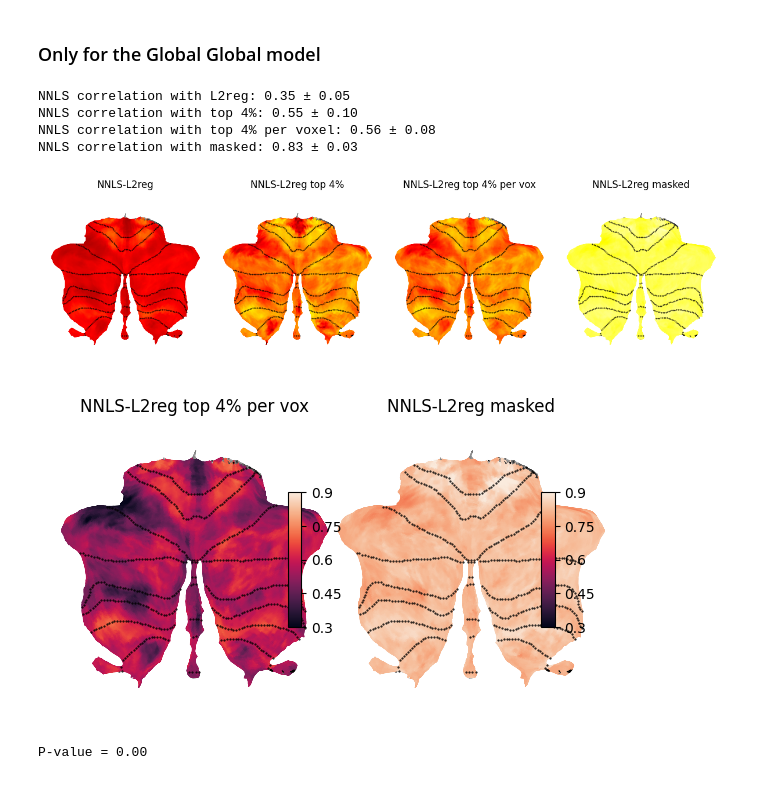
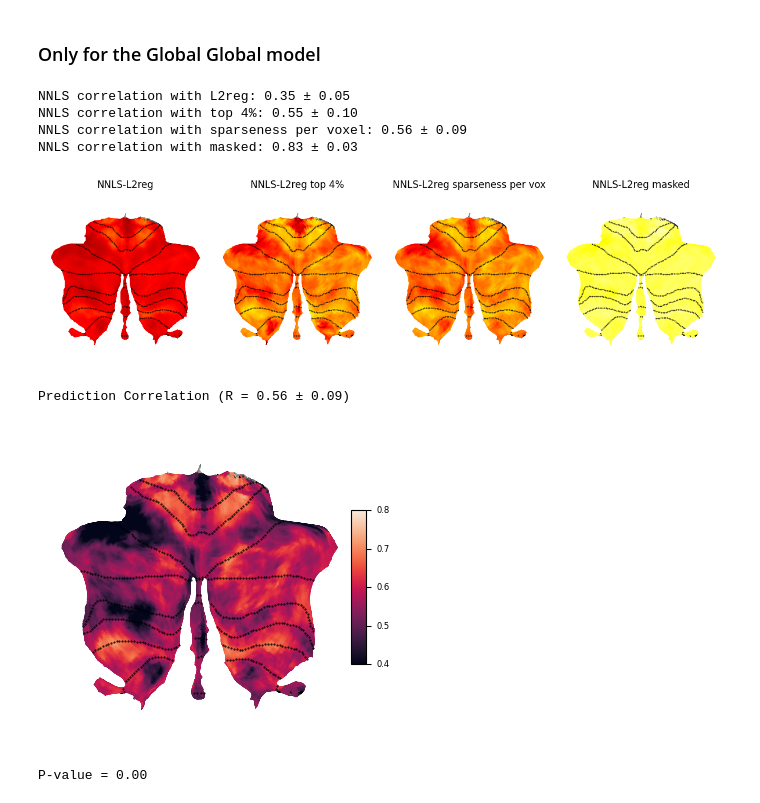
Before and after one commit to DiedrichsenLab/cortico_cereb_connectivity, a Jupyter notebook: notebooks/9. Method_comparison/thresholded_L2reg.ipynb, the cells around one changed output. Cells and saved outputs as stored; diff of their text form; code cells hidden in the pictures.

```diff
--- a/notebooks/9. Method_comparison/thresholded_L2reg.ipynb
+++ b/notebooks/9. Method_comparison/thresholded_L2reg.ipynb
@@ -83,7 +20,7 @@ NNLS correlation masked: 0.83 ± 0.03
 # %%
 do_plot = True
 atlas, _ = am.get_atlas('MNISymC3')
-labels = ['L2reg', 'L2reg top 4%', 'L2reg top 4% per vox', 'L2reg masked']
+labels = ['L2reg', 'L2reg top 4%', 'L2reg sparseness per vox', 'L2reg masked']
 
 # load models
 NNLS_mo, _ = ccs.get_model(''.join(gl.dscode), 'Icosahedron1002', 'NNLS', 'A0_global', cerebellum_atlas='MNISymC3')
@@ -91,9 +28,12 @@ L2reg_mo, _ = ccs.get_model(''.join(gl.dscode), 'Icosahedron1002', 'L2reg', 'A2_
 
 # alter Ridge coefficients
 thresh = np.percentile(L2reg_mo.coef_, 96)
-thresh_vox = np.percentile(L2reg_mo.coef_, 96, axis=1, keepdims=True)
+thresh_vox = np.sum(NNLS_mo.coef_ > 0, axis=1)
 L2reg_high_coef = np.where(L2reg_mo.coef_ >= thresh, L2reg_mo.coef_, 0)
-L2reg_high_coef_vox = np.where(L2reg_mo.coef_ >= thresh_vox, L2reg_mo.coef_, 0)
+L2reg_high_coef_vox = np.zeros_like(L2reg_mo.coef_)
+for v, n in enumerate(thresh_vox):
+    L2reg_idx = np.argsort(L2reg_mo.coef_[v])[-n:]
+    L2reg_high_coef_vox[v][L2reg_idx] = L2reg_mo.coef_[v][L2reg_idx]
 L2reg_mask_coef = np.where(NNLS_mo.coef_ > 0, L2reg_mo.coef_, 0)
 
 # correlation
@@ -105,7 +45,7 @@ corr_masked = vox_corr(L2reg_mask_coef, NNLS_mo.coef_)
 # display
 print(f'NNLS correlation with L2reg: {np.nanmean(corr_L2reg):.2f} ± {np.nanstd(corr_L2reg):.2f}')
 print(f'NNLS correlation with top 4%: {np.nanmean(corr_top):.2f} ± {np.nanstd(corr_top):.2f}')
-print(f'NNLS correlation with top 4% per voxel: {np.nanmean(corr_top_vox):.2f} ± {np.nanstd(corr_top_vox):.2f}')
+print(f'NNLS correlation with sparseness per voxel: {np.nanmean(corr_top_vox):.2f} ± {np.nanstd(corr_top_vox):.2f}')
 print(f'NNLS correlation with masked: {np.nanmean(corr_masked):.2f} ± {np.nanstd(corr_masked):.2f}')
 
 # plot
@@ -120,19 +60,21 @@ if do_plot:
 # %% [output]
 NNLS correlation with L2reg: 0.35 ± 0.05
 NNLS correlation with top 4%: 0.55 ± 0.10
-NNLS correlation with top 4% per voxel: 0.56 ± 0.08
+NNLS correlation with sparseness per voxel: 0.56 ± 0.09
 NNLS correlation with masked: 0.83 ± 0.03
-[figure, old version]
+[figure, new version]
 # %%
-plt.subplots(1, 2, figsize=(6, 3.5), tight_layout=True)
-for i, W_corr in enumerate([corr_top_vox, corr_masked]):
-    W_data = suit.vol_to_surf(atlas.data_to_nifti(W_corr), space='MNISymC')
-    plt.subplot(1, 2, i+1)
-    plt.title(f'NNLS-{labels[i+2]}')
-    suit.flatmap.plot(W_data, cmap='rocket', new_figure=False, bordersize=1, colorbar=True, cscale=[0.3, 0.9])
-plt.show()
+fig = plt.figure(figsize=(4.6,4))
+W_data = suit.vol_to_surf(atlas.data_to_nifti(corr_top_vox), space='MNISymC')
+suit.flatmap.plot(W_data, cmap='rocket', new_figure=False, colorbar=True, cscale=[0.4, 0.8], bordersize=1)
+for cax in fig.axes:
+    cax.tick_params(axis='both', labelsize=6, width=0.75)
+
+print(f'Prediction Correlation (R = {np.array(corr_top_vox).mean():.2f} ± {np.array(corr_top_vox).std():.2f})')
+plt.savefig(gl.fig_dir + "/fig02_d.pdf", dpi=400, bbox_inches='tight');
 # %% [output]
+Prediction Correlation (R = 0.56 ± 0.09)
-[figure, old version]
+[figure, new version]
 # %%
 random_state = 42
 rng = np.random.default_rng(random_state)
```
Also changed, not shown: parts of 2 cells of this notebook, 4 other files.
